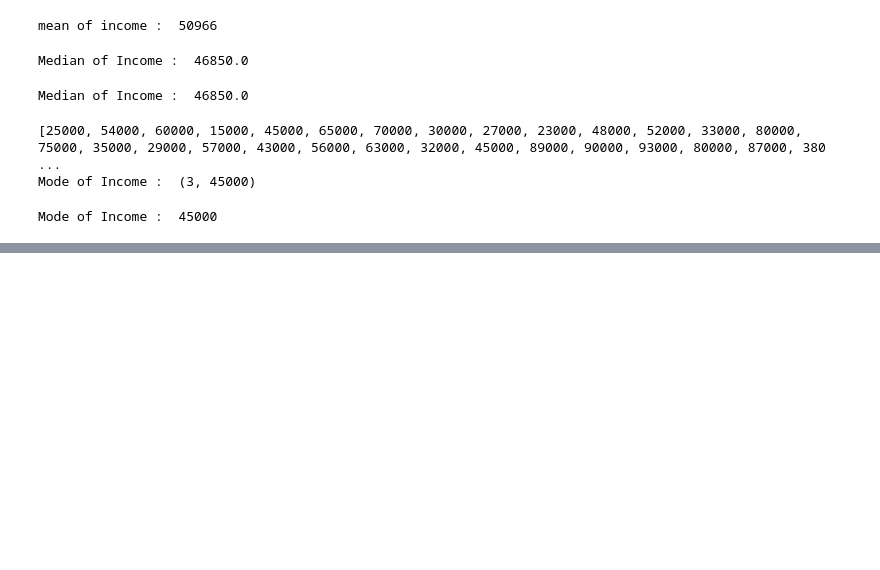
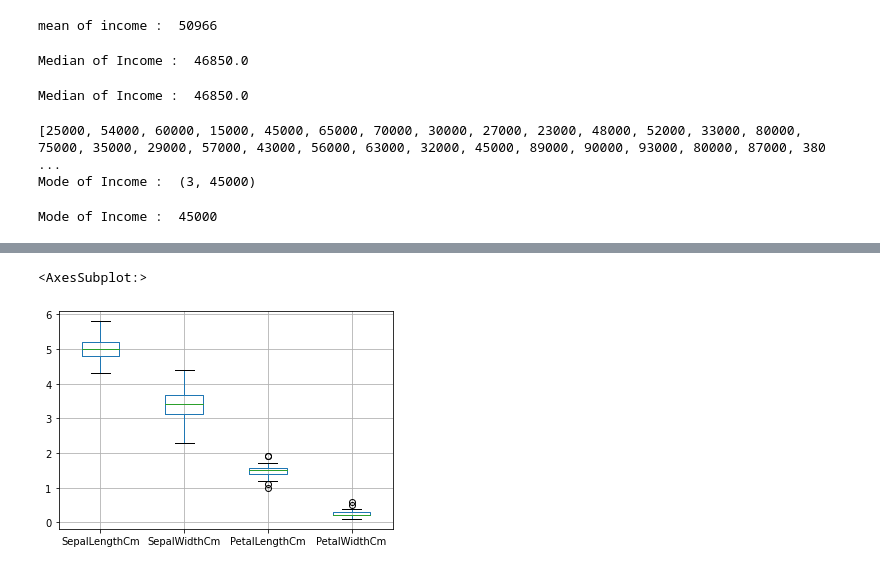
Before and after one commit to IORD1/DSBDA-practicals, a Jupyter notebook: D - 3rd - Computaional statistics/asg3 - statitics.ipynb, the cells around one changed output, grey strips where cells are left out. Drawn from its saved outputs; the diff is of its cells as text; code cells hidden in the pictures; blank space fills up the shorter version.

```diff
--- a/D - 3rd - Computaional statistics/asg3 - statitics.ipynb
+++ b/D - 3rd - Computaional statistics/asg3 - statitics.ipynb
@@ -75,0 +170,2 @@ Mode of Income :  45000
+# %%
+df = pd.read_csv('Iris.csv')
@@ -75,0 +226,6 @@ Mode of Income :  45000
+# %%
+dfsetosa = df[df['Species'] == 'Iris-setosa']
+#Creating Different Dataframe for data with Specie as Iris-setosa
+# similarly for versicolor and veriginica
+dfversicolor = df[df['Species'] == 'Iris-versicolor']
+dfverinica = df[df['Species'] == 'Iris-virginica']
@@ -75,0 +459,4 @@ Mode of Income :  45000
+# %%
+dfsetosa.drop(dfsetosa.columns[0], axis=1, inplace=True)
+# Dropping
+dfsetosa.head()
@@ -75,0 +474,6 @@ Mode of Income :  45000
+# %%
+dfsetosa.boxplot()
+# Boxplot is used to compare different Data for each species
+# %% [output]
+<AxesSubplot:>
+[figure, added]
```
Also changed, not shown: parts of 38 cells of this notebook, 1 other file.
